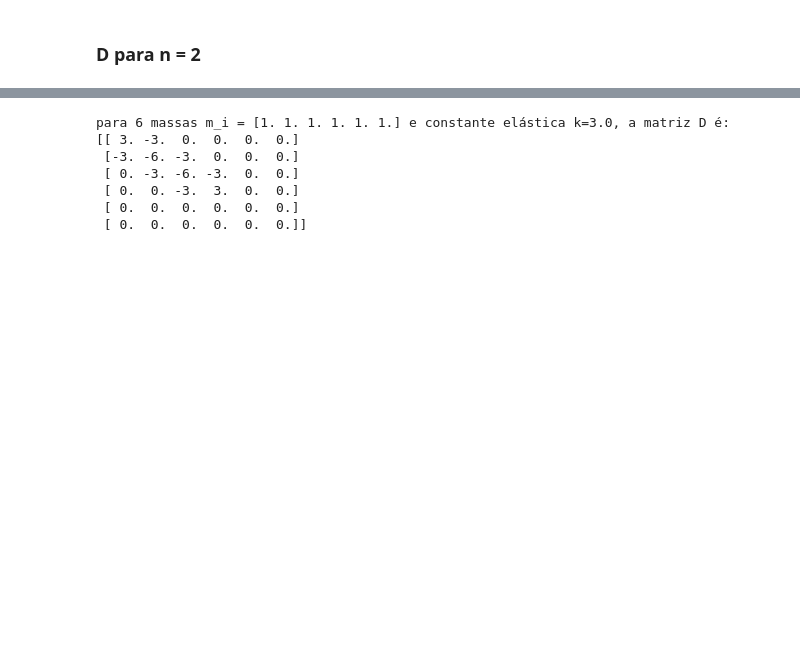
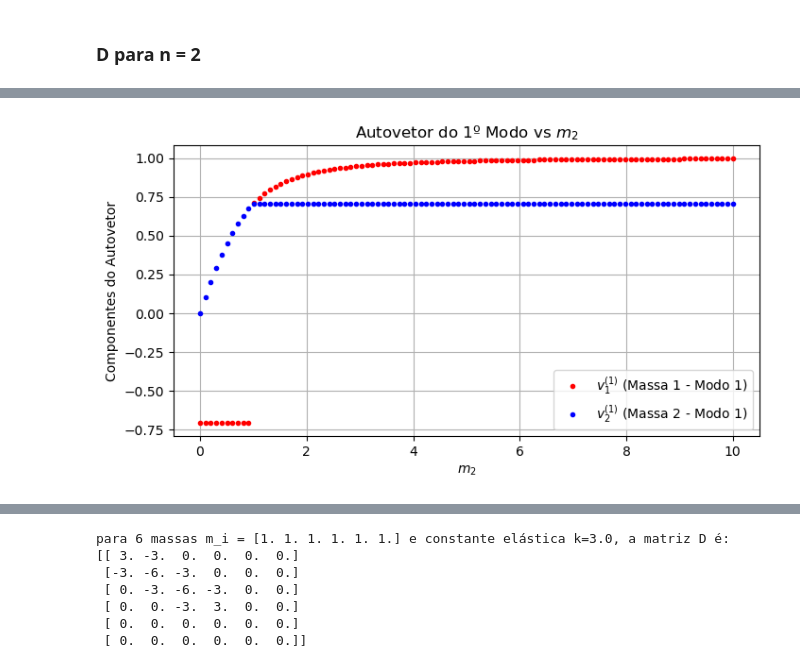
Before and after one commit to aragaoiberis/atv4, a Jupyter notebook: atv4.ipynb, the cells around one changed output, grey strips where cells are left out. Drawn from its saved outputs; the diff is of its cells as text; code cells hidden in the pictures; blank space fills up the shorter version.

```diff
--- a/atv4.ipynb
+++ b/atv4.ipynb
@@ -112,0 +116,22 @@ print(K)
+# %%
+v_var = []
+m2_values = np.linspace(0.001, 10, 100)
+
+for m2 in m2_values:
+    D = np.array([[k/m1, -k/m1], [-k/m2, k/m2]])
+    _, eigvecs = np.linalg.eig(D)
+    v_var.append(eigvecs)
+
+v_var = np.array(v_var)
+
+plt.figure(figsize=(8, 4))
+plt.plot(m2_values, v_var[:, 0, 0], marker = '.', linestyle = 'none', color='r', label="$v_{1}^{(1)}$ (Massa 1 - Modo 1)")
+plt.plot(m2_values, v_var[:, 0, 1], marker = '.', linestyle = 'none', color='b', label="$v_{2}^{(1)}$ (Massa 2 - Modo 1)")
+plt.xlabel("$m_2$")
+plt.ylabel("Componentes do Autovetor")
+plt.legend()
+plt.title("Autovetor do 1º Modo vs $m_2$")
+plt.grid()
+plt.show()
+# %% [output]
+[figure, added]
```
Also changed, not shown: parts of 32 cells of this notebook.
